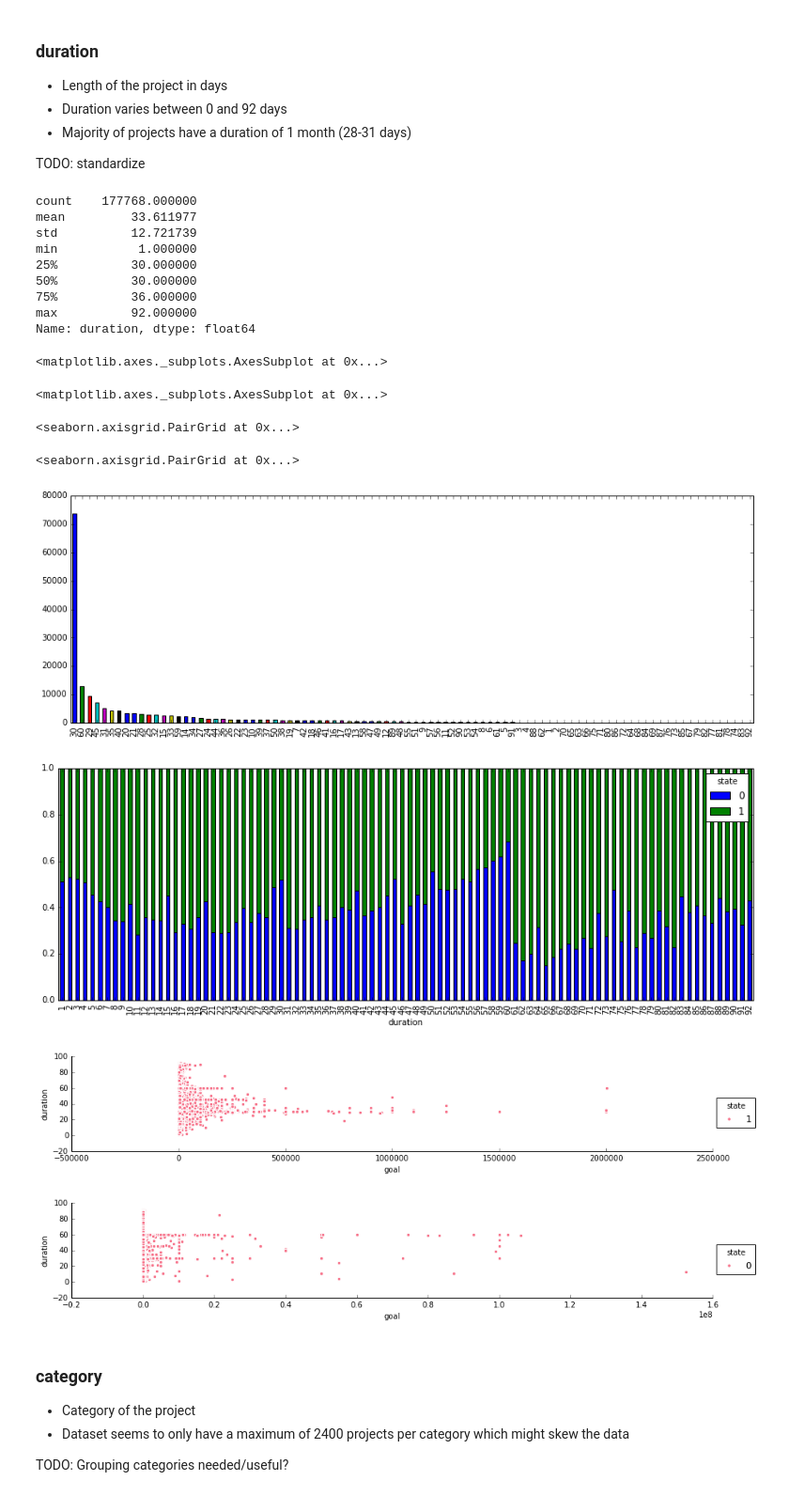
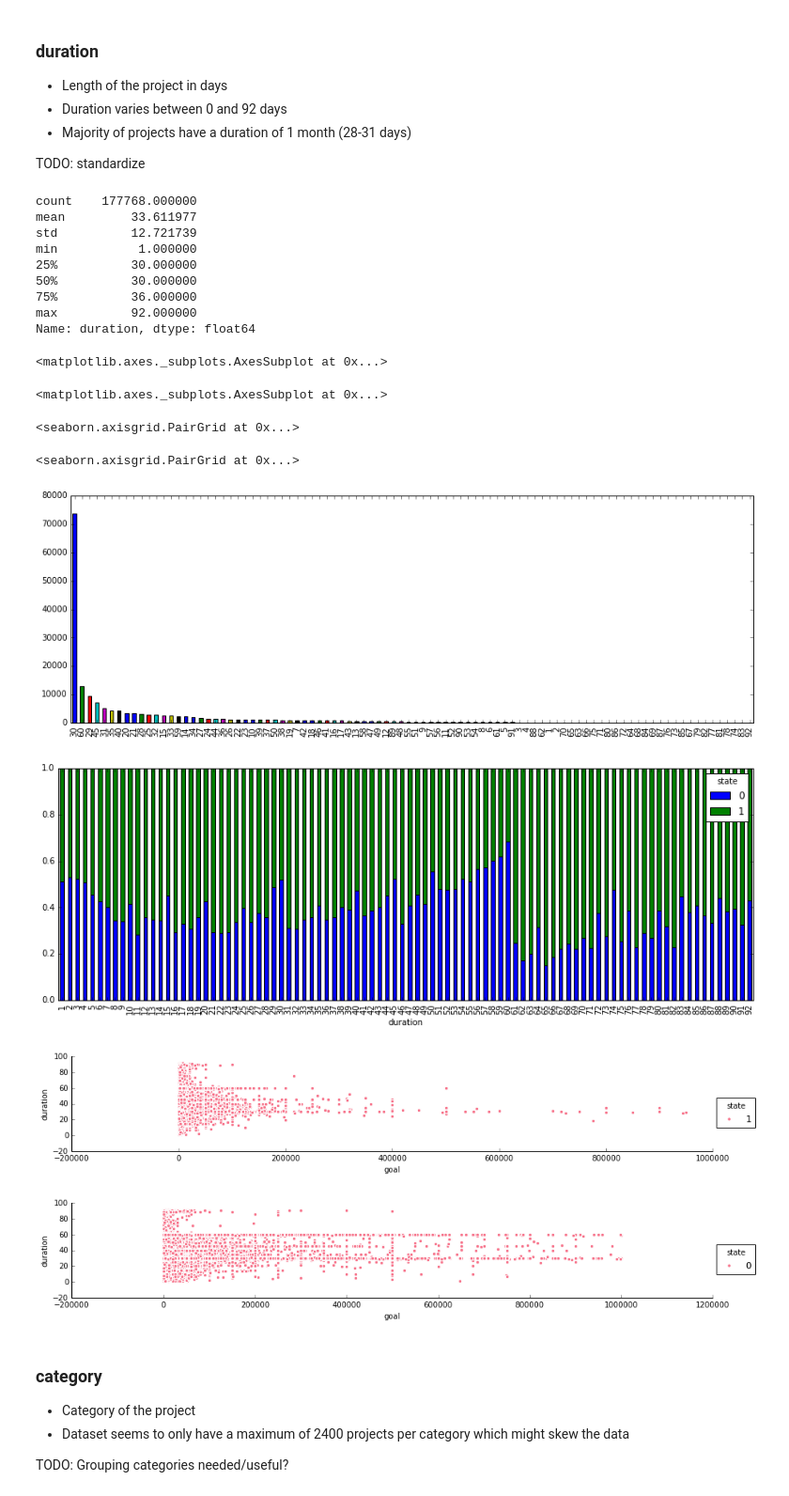
Before and after one commit to jaeeolma/ties445, a Jupyter notebook: Data exploration.ipynb, the cells around one changed output. Shown at 94% size. Drawn from its saved outputs; the diff is of its cells as text; code cells hidden in the pictures.

```diff
--- a/Data exploration.ipynb
+++ b/Data exploration.ipynb
@@ -222,31 +222,31 @@ TODO: standardize
 # %%
 df.duration.describe()
 
 df.duration.value_counts().plot.bar(figsize=(15,5))
 
 pd.crosstab(train_df.duration, train_df.state, normalize="index").plot.bar(figsize=(15,5),stacked=True)
 
 # goal vs. duration is successful and failed projects
-sns.pairplot(df[df.state == 1], x_vars=['goal'], y_vars=['duration'], hue='state', palette='husl', aspect=5)
-sns.pairplot(df[df.state == 0], x_vars=['goal'], y_vars=['duration'], hue='state', palette='husl', aspect=5)
+sns.pairplot(df[(df.state == 1) & (df.goal < 1000000)], x_vars=['goal'], y_vars=['duration'], hue='state', palette='husl', aspect=5)
+sns.pairplot(df[(df.state == 0) & (df.goal < 1000000)], x_vars=['goal'], y_vars=['duration'], hue='state', palette='husl', aspect=5)
 # %% [output]
 count    177768.000000
 mean         33.611977
 std          12.721739
 min           1.000000
 25%          30.000000
 50%          30.000000
 75%          36.000000
 max          92.000000
 Name: duration, dtype: float64
 <matplotlib.axes._subplots.AxesSubplot at 0x...>
 <matplotlib.axes._subplots.AxesSubplot at 0x...>
 <seaborn.axisgrid.PairGrid at 0x...>
 <seaborn.axisgrid.PairGrid at 0x...>
 [figure]
 [figure]
-[figure, old version]
+[figure, new version]
-[figure, old version]
+[figure, new version]
 # %% [markdown]
 ### category
 
```
Also changed, not shown: parts of 2 cells of this notebook.
